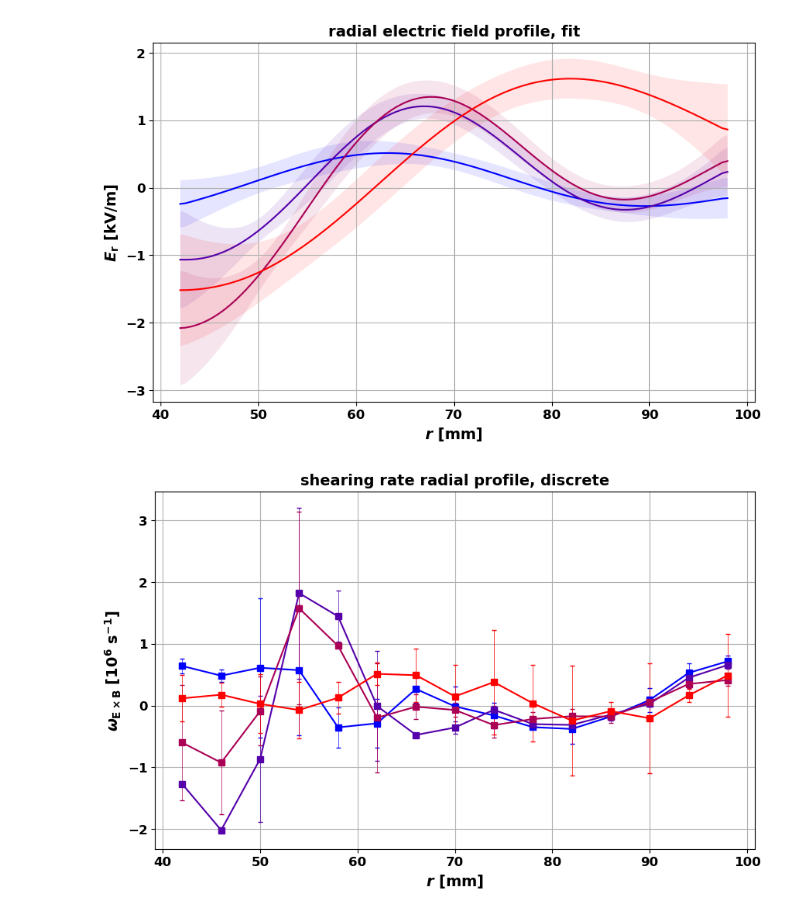
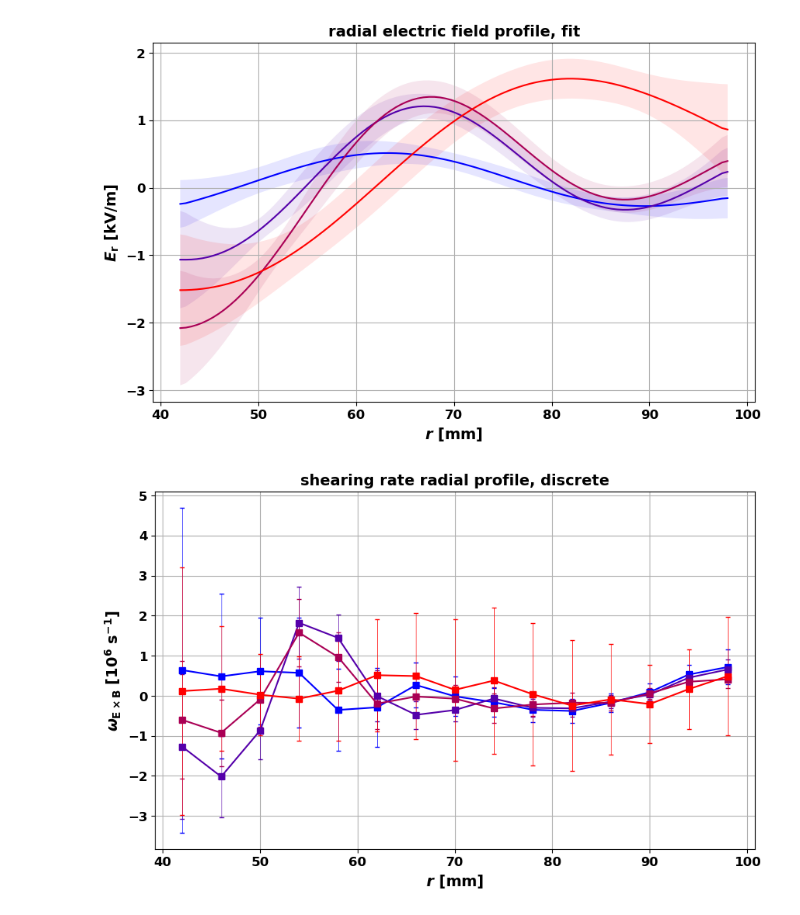
Before and after one commit to krystofnosek/PYTH-zapocet, a Jupyter notebook: python zapocet.ipynb, the cells around one changed output. Cells and saved outputs as stored; diff of their text form; code cells hidden in the pictures.

Commit message:
pyth zapocet cistejsi verze

```diff
--- a/python zapocet.ipynb
+++ b/python zapocet.ipynb
@@ -76,11 +63,17 @@ color_map = LinearSegmentedColormap.from_list("custom_blue_red", ["blue", "red"]
 # %%
 t1, t2 = python_zapocet_funkce.get_plasma_times(shotlist)
 
-ds_mean_phi, ds_std_phi, t_bins_phi = python_zapocet_funkce.process_dataset(shotlist, rs, alpha, Te_shift, BPP_alpha, R_BPP, R_LP, t1, t2, step_phi)
+ds_mean_phi, ds_std_phi, t_bins_phi = python_zapocet_funkce.process_dataset(
+    shotlist, rs, alpha, Te_shift, BPP_alpha, R_BPP, R_LP, t1, t2, step_phi
+ )
 to_cycle_phi = ds_mean_phi.t_bins.size
 
-Ers_mean_fit, Ers_ci_lower_fit, Ers_ci_upper_fit, v_pol_mean_fit, v_pol_ci_lower_fit, v_pol_ci_upper_fit, omega_s_mean_fit, omega_s_ci_lower_fit, omega_s_ci_upper_fit, all_phi_values_fit, all_phi_errors_fit = python_zapocet_funkce.compute_phi_Er_vpol_omega_s_fit(ds_mean_phi, ds_std_phi, to_cycle_phi, C_min_phi, C_max_phi, RBF_min_phi, RBF_max_phi, noise_min, noise_max, n_samples)
-Ers_mean_discrete, Ers_ci_lower_discrete, Ers_ci_upper_discrete, v_pol_mean_discrete, v_pol_ci_lower_discrete, v_pol_ci_upper_discrete, omega_s_mean_discrete, omega_s_ci_lower_discrete, omega_s_ci_upper_discrete, all_phi_values_discrete, all_phi_errors_discrete = python_zapocet_funkce.compute_phi_Er_vpol_omega_s_discrete(ds_mean_phi, ds_std_phi, to_cycle_phi)
+Ers_mean_fit, Ers_ci_lower_fit, Ers_ci_upper_fit, v_pol_mean_fit, v_pol_ci_lower_fit, v_pol_ci_upper_fit, omega_s_mean_fit, omega_s_ci_lower_fit, omega_s_ci_upper_fit = python_zapocet_funkce.compute_phi_Er_vpol_omega_s_fit(
+    ds_mean_phi, ds_std_phi, to_cycle_phi, C_min_phi, C_max_phi, RBF_min_phi, RBF_max_phi, noise_min, noise_max, n_samples
+ )
+Ers_mean_discrete, Ers_std_discrete, v_pol_mean_discrete, v_pol_std_discrete, omega_s_mean_discrete, omega_s_std_discrete = python_zapocet_funkce.compute_phi_Er_vpol_omega_s_discrete(
+    ds_mean_phi, ds_std_phi, to_cycle_phi
+ )
 
 fig, ax1 = plt.subplots(figsize=(10, 6))
 fig, ax2 = plt.subplots(figsize=(10, 6))
@@ -88,11 +81,61 @@ fig, ax3 = plt.subplots(figsize=(10, 6))
 fig, ax4 = plt.subplots(figsize=(10, 6))
 fig, ax5 = plt.subplots(figsize=(10, 6))
 
-python_zapocet_funkce.plot_phi_discrete_and_fit(ax1, ds_mean_phi, ds_std_phi, t_bins_phi, step_phi, t1, to_cycle_phi, C_min_phi, C_max_phi, RBF_min_phi, RBF_max_phi,noise_min, noise_max, n_samples, color_map)
-python_zapocet_funkce.plot_er_discrete(ax2, xr.concat(Ers_mean_discrete, dim='t'), xr.concat(Ers_ci_lower_discrete, dim='t'), xr.concat(Ers_ci_upper_discrete, dim='t'), t_bins_phi, step_phi, t1, to_cycle_phi)
-python_zapocet_funkce.plot_er_fit(ax3, xr.concat(Ers_mean_fit, dim='t'), xr.concat(Ers_ci_lower_fit, dim='t'), xr.concat(Ers_ci_upper_fit, dim='t'), t_bins_phi, step_phi, t1, to_cycle_phi)
-python_zapocet_funkce.plot_omega_shearing_discrete(ax4, xr.concat(omega_s_mean_discrete, dim='t'), xr.concat(omega_s_ci_lower_discrete, dim='t'), xr.concat(omega_s_ci_upper_discrete, dim='t'), t_bins_phi, step_phi, t1, to_cycle_phi)
-python_zapocet_funkce.plot_omega_shearing_fit(ax5, xr.concat(omega_s_mean_fit, dim='t'), xr.concat(omega_s_ci_lower_fit, dim='t'), xr.concat(omega_s_ci_upper_fit, dim='t'), t_bins_phi, step_phi, t1, to_cycle_phi)
+python_zapocet_funkce.plot_phi_discrete_and_fit(
+    ax1,
+    ds_mean_phi,
+    ds_std_phi,
+    t_bins_phi,
+    step_phi,
+    t1,
+    to_cycle_phi,
+    C_min_phi,
+    C_max_phi,
+    RBF_min_phi,
+    RBF_max_phi,
+    noise_min,
+    noise_max,
+    n_samples,
+    color_map,
+ )
+python_zapocet_funkce.plot_er_discrete(
+    ax2,
+    xr.concat(Ers_mean_discrete, dim="t"),
+    xr.concat(Ers_std_discrete, dim="t"),
+    t_bins_phi,
+    step_phi,
+    t1,
+    to_cycle_phi,
+ )
+python_zapocet_funkce.plot_er_fit(
+    ax3,
+    xr.concat(Ers_mean_fit, dim="t"),
+    xr.concat(Ers_ci_lower_fit, dim="t"),
+    xr.concat(Ers_ci_upper_fit, dim="t"),
+    t_bins_phi,
+    step_phi,
+    t1,
+    to_cycle_phi,
+ )
+python_zapocet_funkce.plot_omega_shearing_discrete(
+    ax4,
+    xr.concat(omega_s_mean_discrete, dim="t"),
+    xr.concat(omega_s_std_discrete, dim="t"),
+    t_bins_phi,
+    step_phi,
+    t1,
+    to_cycle_phi,
+ )
+python_zapocet_funkce.plot_omega_shearing_fit(
+    ax5,
+    xr.concat(omega_s_mean_fit, dim="t"),
+    xr.concat(omega_s_ci_lower_fit, dim="t"),
+    xr.concat(omega_s_ci_upper_fit, dim="t"),
+    t_bins_phi,
+    step_phi,
+    t1,
+    to_cycle_phi,
+ )
 plt.show()
 # %% [output]
 [figure]
@@ -100,3 +143,3 @@ plt.show()
 [figure]
-[figure, old version]
+[figure, new version]
 [figure]
```
Also changed, not shown: parts of 3 cells of this notebook, 7 other files.
